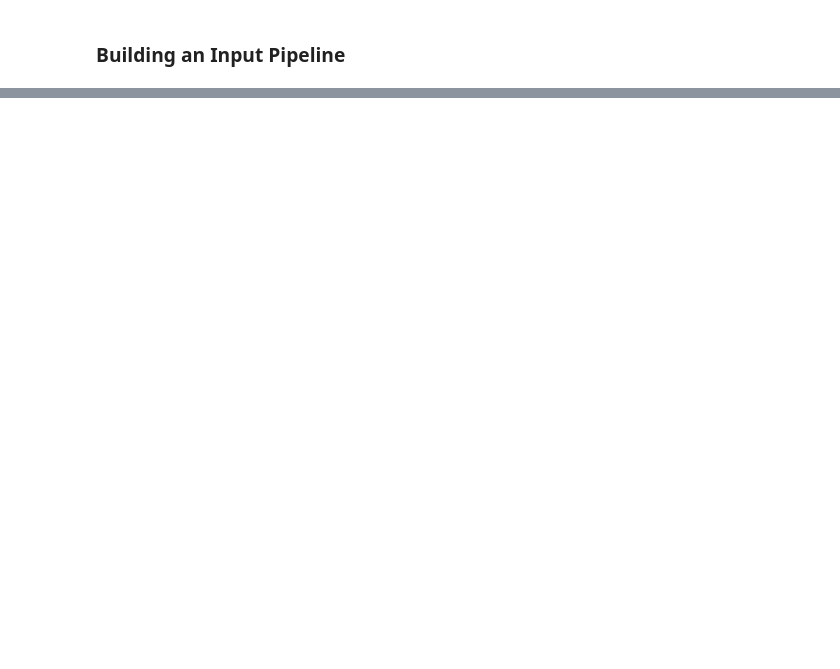
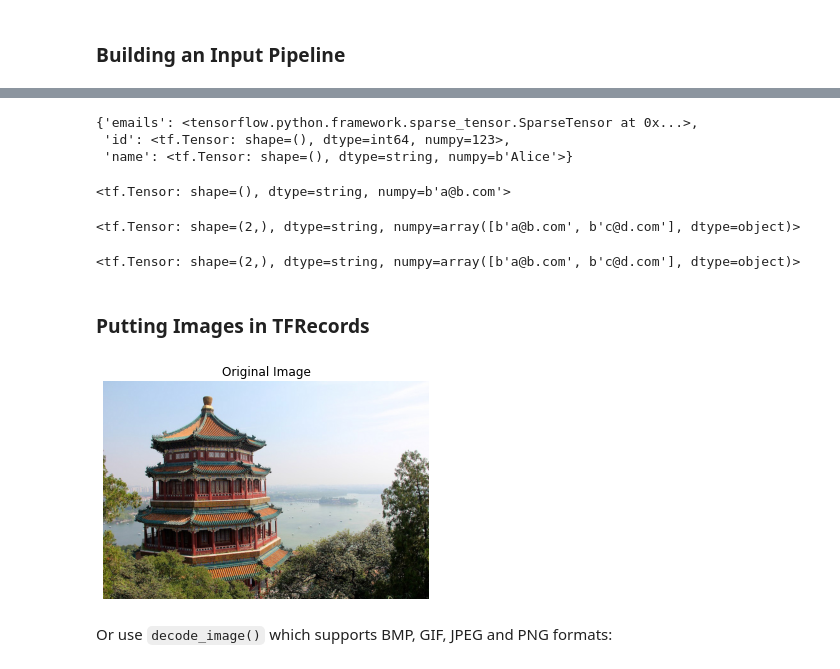
Before and after one commit to niujie/hands-on-ml-zh, a Jupyter notebook: c13.ipynb, the cells around one changed output, grey strips where cells are left out. Cells and saved outputs as stored; diff of their text form; code cells hidden in the pictures; blank space fills up the shorter version.

````diff
--- a/c13.ipynb
+++ b/c13.ipynb
@@ -224,0 +725,30 @@ train_filepaths
+# %%
+parsed_example
+# %% [output]
+{'emails': <tensorflow.python.framework.sparse_tensor.SparseTensor at 0x...>,
+ 'id': <tf.Tensor: shape=(), dtype=int64, numpy=123>,
+ 'name': <tf.Tensor: shape=(), dtype=string, numpy=b'Alice'>}
+# %%
+parsed_example["emails"].values[0]
+# %% [output]
+<tf.Tensor: shape=(), dtype=string, numpy=b'a@b.com'>
+# %%
+tf.sparse.to_dense(parsed_example["emails"], default_value=b"")
+# %% [output]
+<tf.Tensor: shape=(2,), dtype=string, numpy=array([b'a@b.com', b'c@d.com'], dtype=object)>
+# %%
+parsed_example["emails"].values
+# %% [output]
+<tf.Tensor: shape=(2,), dtype=string, numpy=array([b'a@b.com', b'c@d.com'], dtype=object)>
+# %% [markdown]
+### Putting Images in TFRecords
+# %%
+from sklearn.datasets import load_sample_images
+
+img = load_sample_images()["images"][0]
+plt.imshow(img)
+plt.axis("off")
+plt.title("Original Image")
+plt.show()
+# %% [output]
+[figure, added]
@@ -224,0 +765,2 @@ train_filepaths
+# %% [markdown]
+Or use ```decode_image()``` which supports BMP, GIF, JPEG and PNG formats:
````
Also changed, not shown: parts of 107 cells of this notebook, 1 other file.
